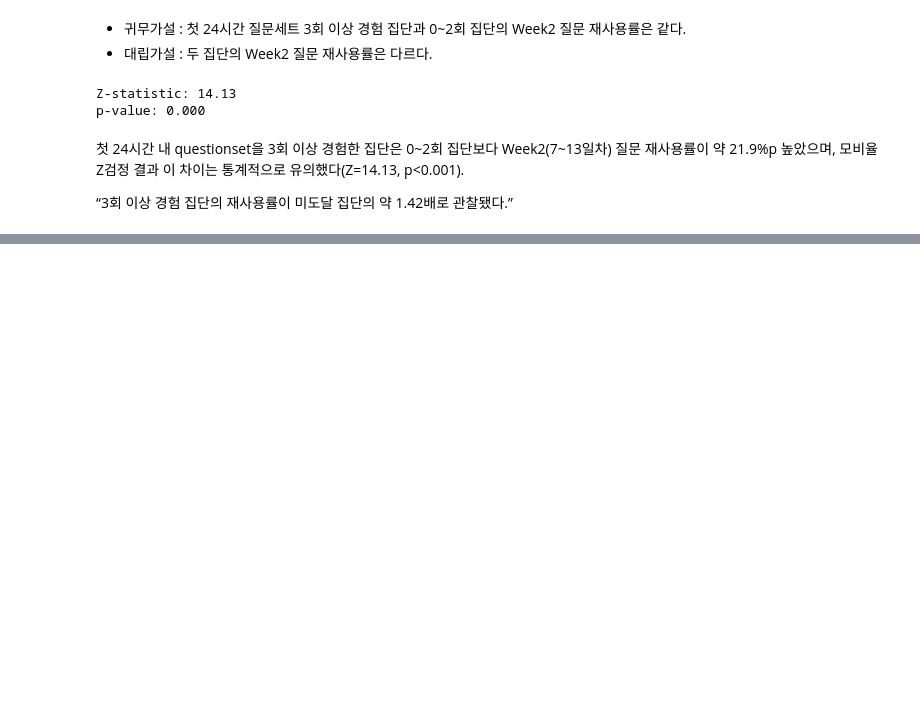
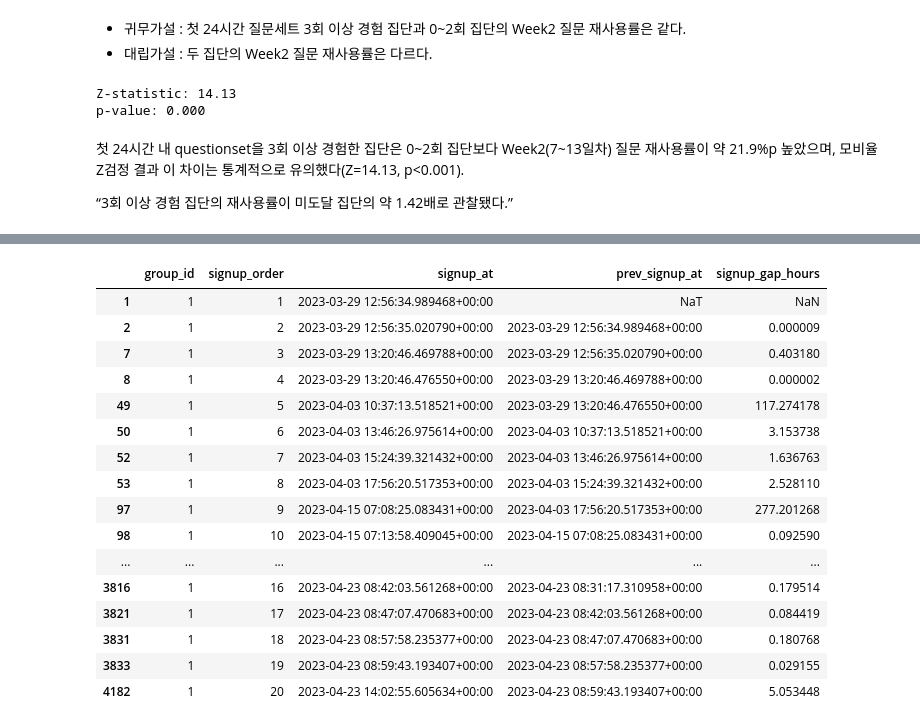
Before and after one commit to zoo-no-s/sns_service_analysis, a Jupyter notebook: notebooks/activation_analysis_kkw.ipynb, the cells around one changed output, grey strips where cells are left out. Drawn from its saved outputs; the diff is of its cells as text; code cells hidden in the pictures; blank space fills up the shorter version.

```diff
--- a/notebooks/activation_analysis_kkw.ipynb
+++ b/notebooks/activation_analysis_kkw.ipynb
@@ -2671,0 +2834,18 @@ p-value: 0.000
+# %%
+group_signup = (
+    df[['user_id', 'group_id', 'signup_at']]
+    .dropna(subset=['group_id', 'signup_at'])
+    .sort_values(['group_id', 'signup_at'])
+    .copy()
+)
+
+# 그룹 내 가입 순서
+group_signup['signup_order'] = (
+    group_signup
+    .groupby('group_id')
+    .cumcount() + 1
+)
+
+group_signup[
+    ['group_id', 'user_id', 'signup_at', 'signup_order']
+].head(20)
@@ -2671,0 +2870,36 @@ p-value: 0.000
+# %%
+# 같은 그룹의 이전 가입자 가입 시점
+group_signup['prev_signup_at'] = (
+    group_signup
+    .groupby('group_id')['signup_at']
+    .shift(1)
+)
+
+# 이전 가입 이후 현재 가입까지 걸린 시간
+group_signup['signup_gap_hours'] = (
+    group_signup['signup_at']
+    - group_signup['prev_signup_at']
+).dt.total_seconds() / 3600
+# %%
+group_signup[
+    ['group_id', 'signup_order', 'signup_at',
+     'prev_signup_at', 'signup_gap_hours']
+].head(20)
+# %% [output]
+|  | group_id | signup_order | signup_at | prev_signup_at | signup_gap_hours |
+| 1 | 1 | 1 | 2023-03-29 12:56:34.989468+00:00 | NaT | NaN |
+| 2 | 1 | 2 | 2023-03-29 12:56:35.020790+00:00 | 2023-03-29 12:56:34.989468+00:00 | 0.000009 |
+| 7 | 1 | 3 | 2023-03-29 13:20:46.469788+00:00 | 2023-03-29 12:56:35.020790+00:00 | 0.403180 |
+| 8 | 1 | 4 | 2023-03-29 13:20:46.476550+00:00 | 2023-03-29 13:20:46.469788+00:00 | 0.000002 |
+| 49 | 1 | 5 | 2023-04-03 10:37:13.518521+00:00 | 2023-03-29 13:20:46.476550+00:00 | 117.274178 |
+| 50 | 1 | 6 | 2023-04-03 13:46:26.975614+00:00 | 2023-04-03 10:37:13.518521+00:00 | 3.153738 |
+| 52 | 1 | 7 | 2023-04-03 15:24:39.321432+00:00 | 2023-04-03 13:46:26.975614+00:00 | 1.636763 |
+| 53 | 1 | 8 | 2023-04-03 17:56:20.517353+00:00 | 2023-04-03 15:24:39.321432+00:00 | 2.528110 |
+| 97 | 1 | 9 | 2023-04-15 07:08:25.083431+00:00 | 2023-04-03 17:56:20.517353+00:00 | 277.201268 |
+| 98 | 1 | 10 | 2023-04-15 07:13:58.409045+00:00 | 2023-04-15 07:08:25.083431+00:00 | 0.092590 |
+| ... | ... | ... | ... | ... | ... |
+| 3816 | 1 | 16 | 2023-04-23 08:42:03.561268+00:00 | 2023-04-23 08:31:17.310958+00:00 | 0.179514 |
+| 3821 | 1 | 17 | 2023-04-23 08:47:07.470683+00:00 | 2023-04-23 08:42:03.561268+00:00 | 0.084419 |
+| 3831 | 1 | 18 | 2023-04-23 08:57:58.235377+00:00 | 2023-04-23 08:47:07.470683+00:00 | 0.180768 |
+| 3833 | 1 | 19 | 2023-04-23 08:59:43.193407+00:00 | 2023-04-23 08:57:58.235377+00:00 | 0.029155 |
+| 4182 | 1 | 20 | 2023-04-23 14:02:55.605634+00:00 | 2023-04-23 08:59:43.193407+00:00 | 5.053448 |
```
Also changed, not shown: parts of 117 cells of this notebook.
